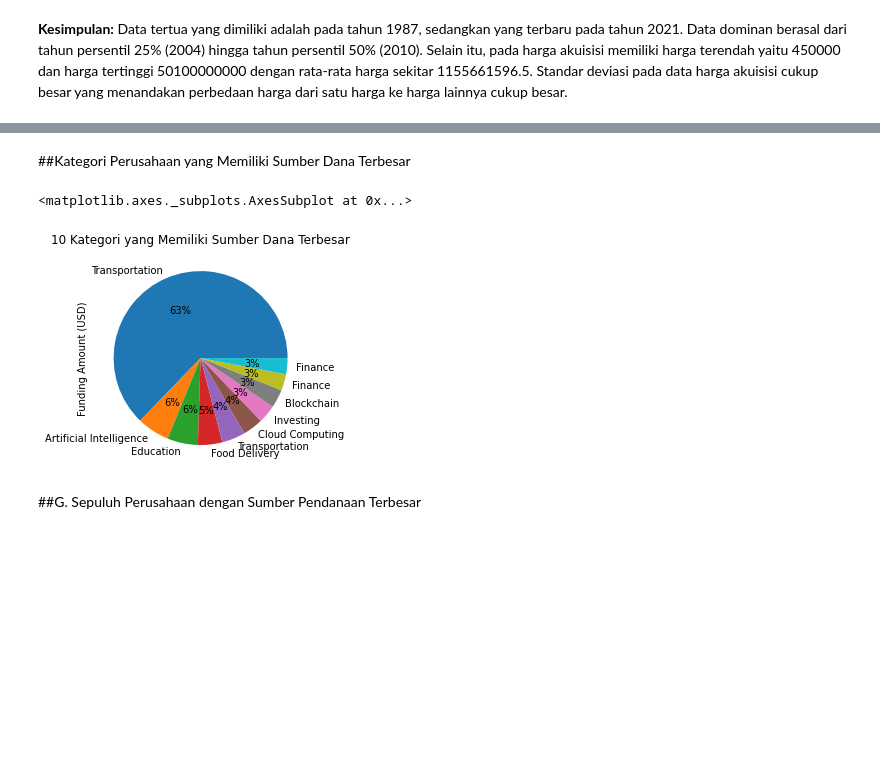
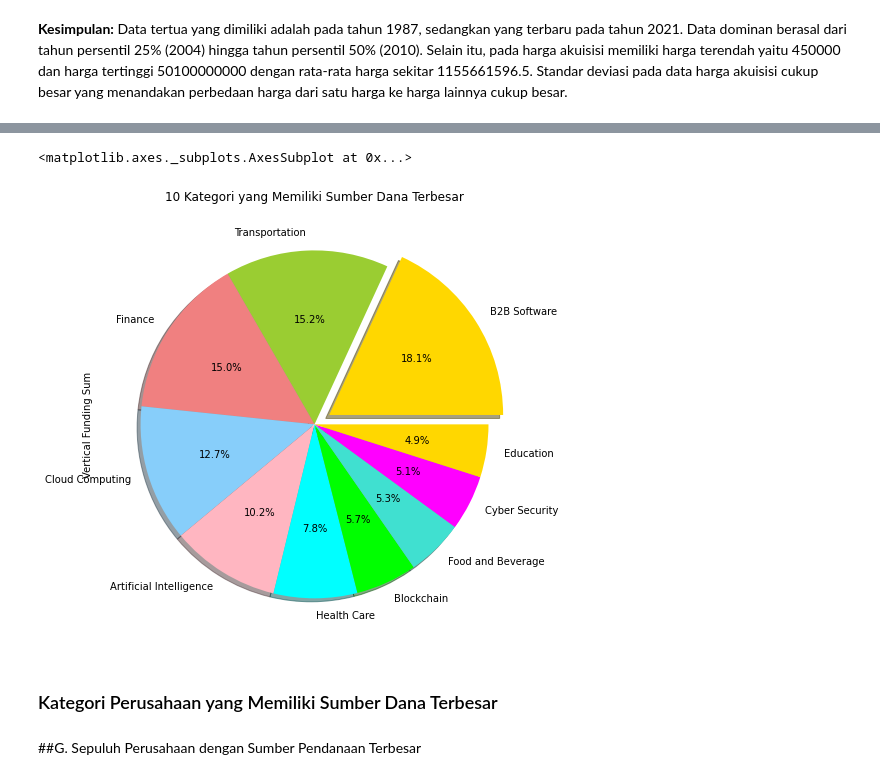
Before and after one commit to Tashdiqurridho/tubes-analisis-data, a Jupyter notebook: Data_Analisis.ipynb, the cells around one changed output, grey strips where cells are left out. Saved outputs shown, nothing was run; the diff lists cells and outputs as text; code cells hidden in the pictures; blank space fills up the shorter version.

```diff
--- a/Data_Analisis.ipynb
+++ b/Data_Analisis.ipynb
@@ -462,11 +382,11 @@ funding_terbesar
+# %%
+data_funding['Vertical Funding Sum'] = data_funding.groupby('Vertical')['Funding Amount (USD)'].transform('sum')
+data_funding[['Vertical', 'Vertical Funding Sum']].drop_duplicates().sort_values(["Vertical Funding Sum"], ascending= False)[:10].plot(kind='pie', y = 'Vertical Funding Sum', legend=False, labels=data_funding[['Vertical', 'Vertical Funding Sum']].drop_duplicates().sort_values(["Vertical Funding Sum"], ascending= False)[:10]['Vertical'],autopct='%1.1f%%', figsize=(16,8), title = "10 Kategori yang Memiliki Sumber Dana Terbesar", explode=[0.1,0,0,0,0,0,0,0,0,0], shadow=True, colors=colors)
+# %% [output]
+<matplotlib.axes._subplots.AxesSubplot at 0x...>
+[figure, added]
 # %% [markdown]
-##Kategori Perusahaan yang Memiliki Sumber Dana Terbesar
+### Kategori Perusahaan yang Memiliki Sumber Dana Terbesar
-# %%
-funding_pie = funding_10_terbesar[["Vertical", "Funding Amount (USD)"]]
-funding_pie.plot(kind='pie', y = 'Funding Amount (USD)', labels = funding_pie["Vertical"], legend=False, autopct='%1.0f%%', title = "10 Kategori yang Memiliki Sumber Dana Terbesar")
-# %% [output]
-<matplotlib.axes._subplots.AxesSubplot at 0x...>
-[figure, removed]
 # %% [markdown]
 ##G. Sepuluh Perusahaan dengan Sumber Pendanaan Terbesar
 # %%
```
Also changed, not shown: parts of 49 cells of this notebook.
